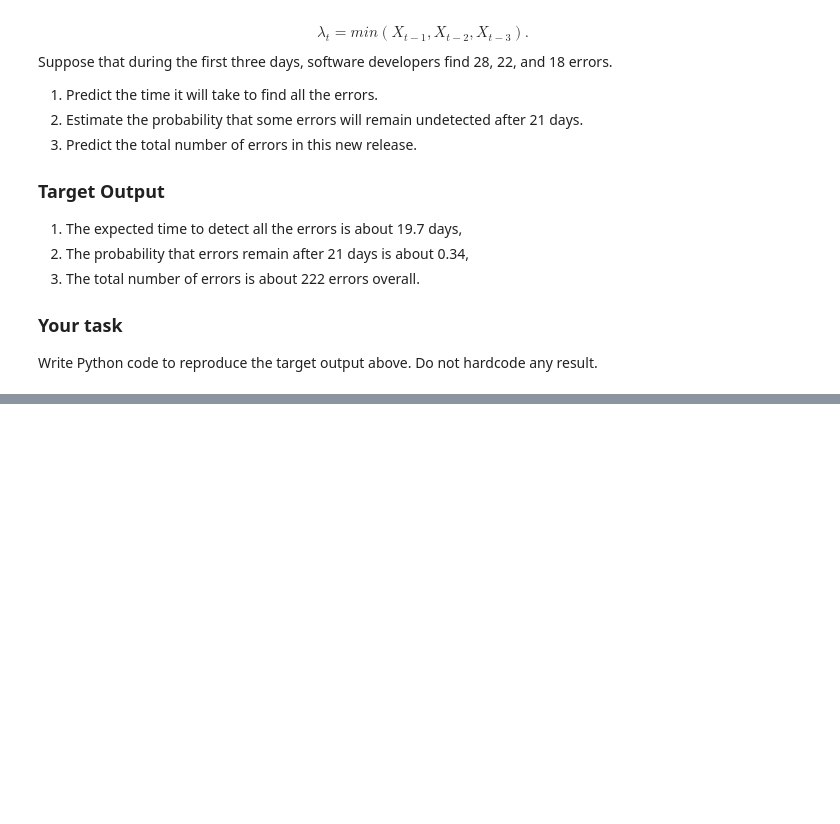
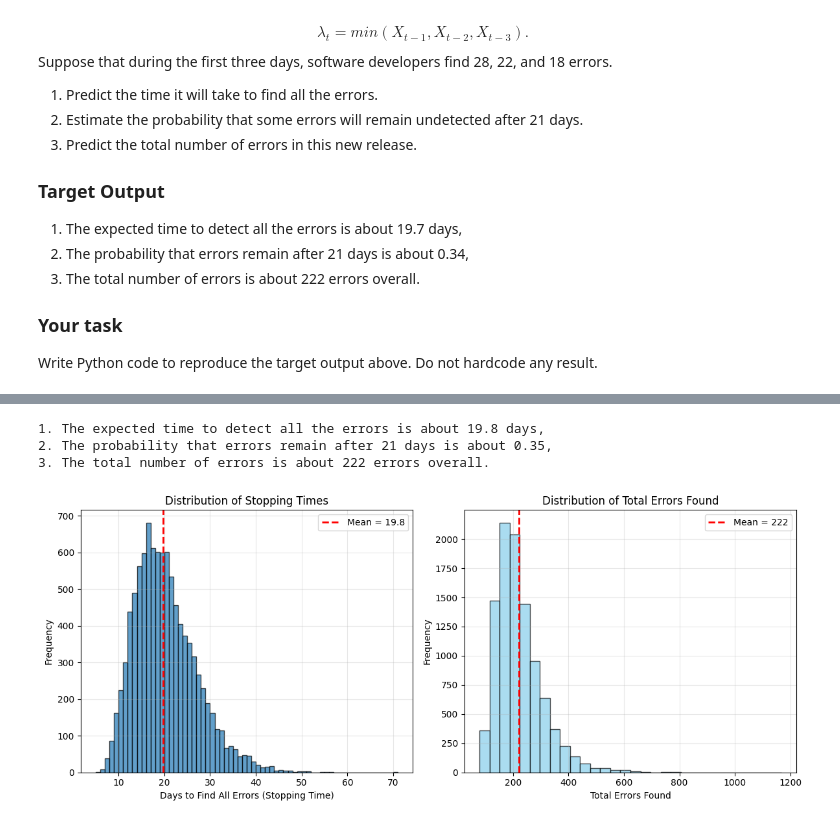
Before and after one commit to DarilRaf/tp1_statprob, a Jupyter notebook: StatProb_Coding_Task_2025_2026_First_Semester.ipynb, the cells around one changed output, grey strips where cells are left out. Drawn from its saved outputs; the diff is of its cells as text; code cells hidden in the pictures; blank space fills up the shorter version.

Commit message:
added visual and short explanation

```diff
--- a/StatProb_Coding_Task_2025_2026_First_Semester.ipynb
+++ b/StatProb_Coding_Task_2025_2026_First_Semester.ipynb
@@ -719,0 +642,77 @@ print(f"3. The total number of errors is about {expected_total_errors:.0f} error
+# %%
+import numpy as np
+import matplotlib.pyplot as plt # Make sure to import matplotlib
+
+# --- (Your existing simulate_error_finding function here) ---
+def simulate_error_finding(initial_errors):
+    errors_history = list(initial_errors)
+    day = len(errors_history)
+    while True:
+        lambda_t = min(errors_history[day-1], errors_history[day-2], errors_history[day-3])
+        if lambda_t <= 0:
+            errors_history.append(0)
+            break
+        errors_today = np.random.poisson(lambda_t)
+        errors_history.append(errors_today)
+        if errors_today == 0:
+            break
+        day += 1
+    stop_time = len(errors_history) - 1
+    total_errors_found = sum(errors_history)
+    return stop_time, total_errors_found
+
+# --- Monte Carlo Simulation (same as before) ---
+N_simulations = 10000
+initial_X = [28, 22, 18]
+stopping_times = []
+total_errors_list = []
+errors_remain_after_21_days = 0
+
+for _ in range(N_simulations):
+    stop_time, total_errors = simulate_error_finding(initial_X)
+    stopping_times.append(stop_time)
+    total_errors_list.append(total_errors)
+    if stop_time > 21:
+        errors_remain_after_21_days += 1
+
+# --- Calculate Results (same as before) ---
+expected_time = np.mean(stopping_times)
+prob_errors_remain = errors_remain_after_21_days / N_simulations
+expected_total_errors = np.mean(total_errors_list)
+
+# --- Print Results (same as before) ---
+print(f"1. The expected time to detect all the errors is about {expected_time:.1f} days,")
+print(f"2. The probability that errors remain after 21 days is about {prob_errors_remain:.2f},")
+print(f"3. The total number of errors is about {expected_total_errors:.0f} errors overall.")
+
+# --- ADD VISUALIZATIONS ---
+
+plt.figure(figsize=(12, 5))
+
+# Histogram for Stopping Times
+plt.subplot(1, 2, 1) # 1 row, 2 columns, 1st plot
+plt.hist(stopping_times, bins=range(min(stopping_times), max(stopping_times) + 2), edgecolor='black', alpha=0.7)
+plt.axvline(expected_time, color='red', linestyle='dashed', linewidth=2, label=f'Mean = {expected_time:.1f}')
+plt.xlabel("Days to Find All Errors (Stopping Time)")
+plt.ylabel("Frequency")
+plt.title("Distribution of Stopping Times")
+plt.legend()
+plt.grid(True, alpha=0.3)
+
+# Histogram for Total Errors Found
+plt.subplot(1, 2, 2) # 1 row, 2 columns, 2nd plot
+plt.hist(total_errors_list, bins=30, edgecolor='black', alpha=0.7, color='skyblue')
+plt.axvline(expected_total_errors, color='red', linestyle='dashed', linewidth=2, label=f'Mean = {expected_total_errors:.0f}')
+plt.xlabel("Total Errors Found")
+plt.ylabel("Frequency")
+plt.title("Distribution of Total Errors Found")
+plt.legend()
+plt.grid(True, alpha=0.3)
+
+plt.tight_layout() # Adjust layout to prevent overlapping titles/labels
+plt.show()
+# %% [output]
+1. The expected time to detect all the errors is about 19.8 days,
+2. The probability that errors remain after 21 days is about 0.35,
+3. The total number of errors is about 222 errors overall.
+[figure, added]
```
Also changed, not shown: parts of 2 cells of this notebook.
